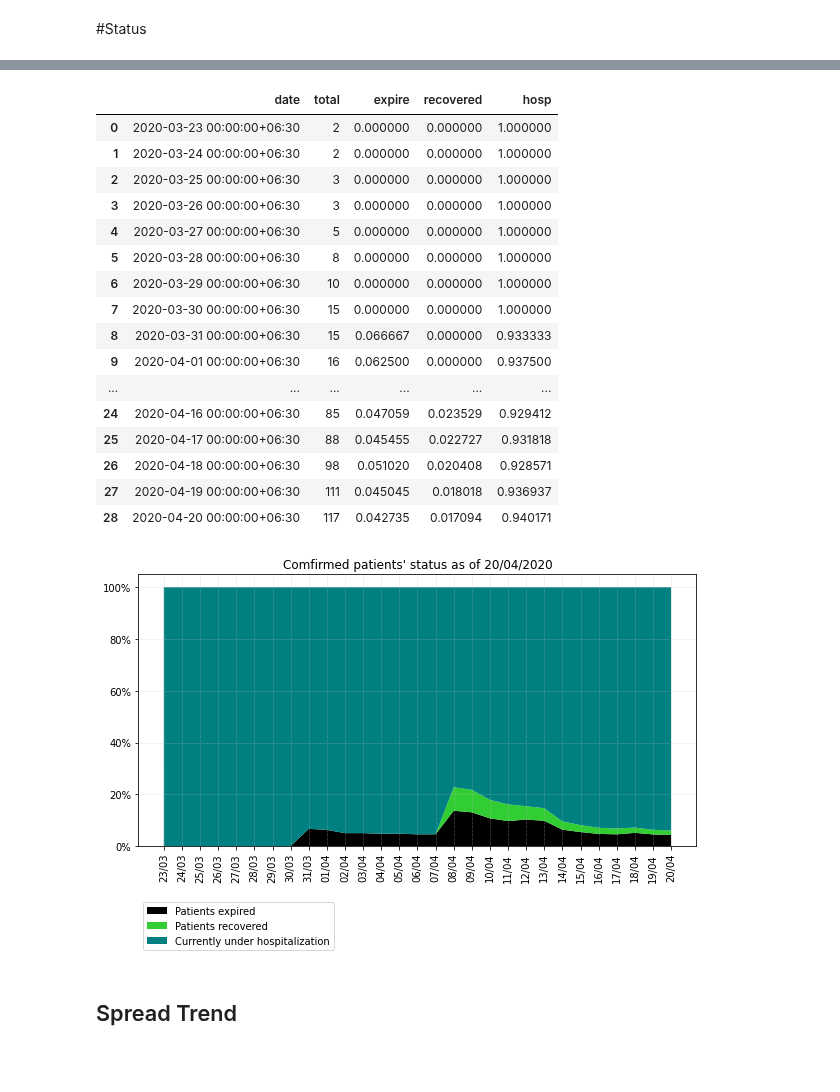
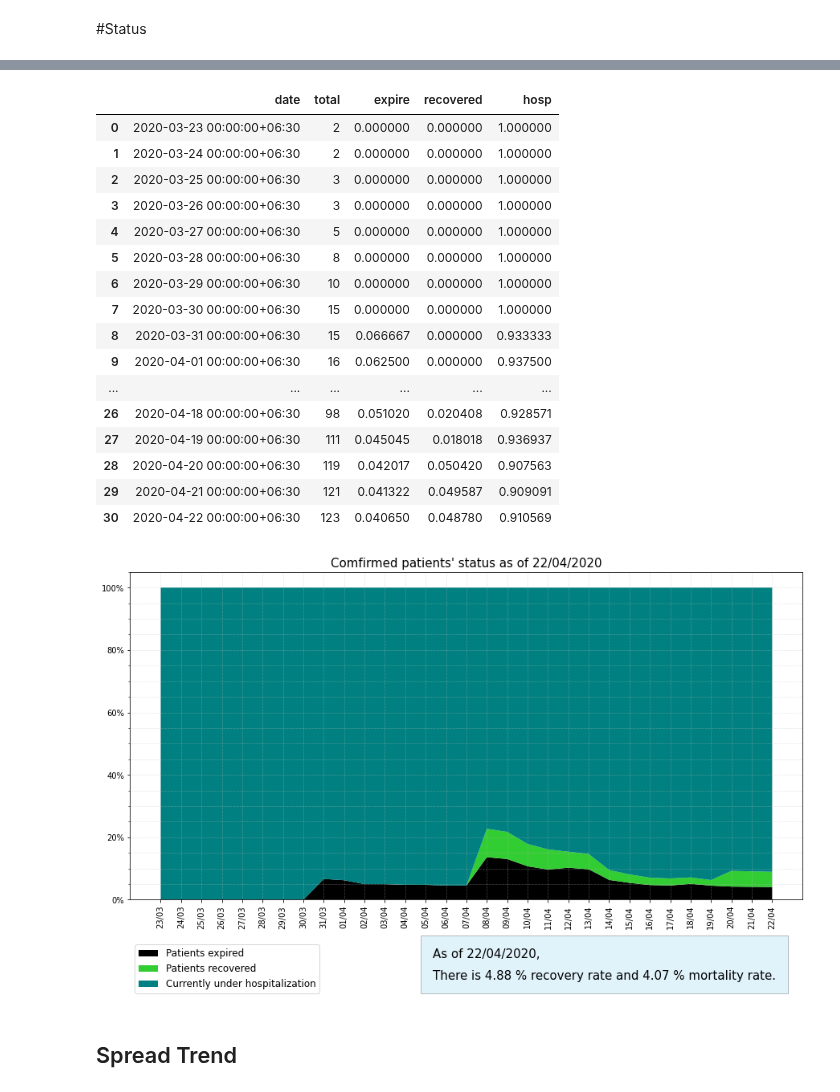
Before and after one commit to finerbrighterlighter/myanmar_covid19, a Jupyter notebook: exponential_growth.ipynb, the cells around one changed output, grey strips where cells are left out. Drawn from its saved outputs; the diff is of its cells as text; code cells hidden in the pictures; blank space fills up the shorter version.

```diff
--- a/exponential_growth.ipynb
+++ b/exponential_growth.ipynb
@@ -52,8 +52,9 @@ case_df.columns = ["date", "travel"]
 
 case_df["overseas_inflow"] = np.where(df["travel"].isna(), 0, 1)
 case_df["local_spread"] = np.where(df["travel"].notna(), 0, 1)
-case_df["known_contact"] = np.where(df["travel"].notna(), 0, np.where(df["contact"]=="0", 0, 1))
+case_df["known_contact"] = np.where(df["travel"].notna(), 0, np.where(df["contact"]=="0", 0, np.where(df["contact"]=="1", 0, 1)))
 case_df["unknown_contact"] = np.where(df["travel"].notna(), 0, np.where(df["contact"]=="0", 1, 0))
+case_df["contact_blinded"] = np.where(df["travel"].notna(), 0, np.where(df["contact"]=="1", 1, 0))
 case_df["date"] = pd.to_datetime(case_df["date"])
 
 case_df.drop("travel", axis=1 , inplace=True)
@@ -93,10 +94,12 @@ timeline_df["overseas_inflow"].fillna(0, inplace=True)
 timeline_df["local_spread"].fillna(0, inplace=True)
 timeline_df["known_contact"].fillna(0, inplace=True)
 timeline_df["unknown_contact"].fillna(0, inplace=True)
+timeline_df["contact_blinded"].fillna(0, inplace=True)
 timeline_df["overseas_inflow"]=timeline_df["overseas_inflow"].astype(int)
 timeline_df["local_spread"]=timeline_df["local_spread"].astype(int)
 timeline_df["known_contact"]=timeline_df["known_contact"].astype(int)
 timeline_df["unknown_contact"]=timeline_df["unknown_contact"].astype(int)
+timeline_df["contact_blinded"]=timeline_df["contact_blinded"].astype(int)
 timeline_df["total"] = (timeline_df["overseas_inflow"]+timeline_df["local_spread"]).cumsum().astype(int)
 timeline_df
 # %% [output]
@@ -393,33 +374,39 @@ total_df
 | 8 | 2020-03-31 00:00:00+06:30 | 15 | 0.066667 | 0.000000 | 0.933333 |
 | 9 | 2020-04-01 00:00:00+06:30 | 16 | 0.062500 | 0.000000 | 0.937500 |
 | ... | ... | ... | ... | ... | ... |
-| 24 | 2020-04-16 00:00:00+06:30 | 85 | 0.047059 | 0.023529 | 0.929412 |
-| 25 | 2020-04-17 00:00:00+06:30 | 88 | 0.045455 | 0.022727 | 0.931818 |
 | 26 | 2020-04-18 00:00:00+06:30 | 98 | 0.051020 | 0.020408 | 0.928571 |
 | 27 | 2020-04-19 00:00:00+06:30 | 111 | 0.045045 | 0.018018 | 0.936937 |
-| 28 | 2020-04-20 00:00:00+06:30 | 117 | 0.042735 | 0.017094 | 0.940171 |
+| 28 | 2020-04-20 00:00:00+06:30 | 119 | 0.042017 | 0.050420 | 0.907563 |
+| 29 | 2020-04-21 00:00:00+06:30 | 121 | 0.041322 | 0.049587 | 0.909091 |
+| 30 | 2020-04-22 00:00:00+06:30 | 123 | 0.040650 | 0.048780 | 0.910569 |
 # %%
-fig, ax = plt.subplots(figsize=(10,5))
-ax.grid(linestyle=':', linewidth='0.5', color='silver')
-
+fig, ax = plt.subplots(figsize=(15,7.5))
+ax.grid(linestyle=':', which="both", linewidth='0.5', color='silver')
+box = dict(boxstyle="square, pad=1", facecolor="skyblue", alpha=0.25)
 
 xindex = np.arange(len(pd.date_range(start=total_df.date.min(), end=pd.to_datetime("today").tz_localize("UTC").tz_convert("Asia/Yangon"))))
 
-
 plt.xticks(xindex,pd.date_range(start=total_df.date.min(), end=pd.to_datetime("today").tz_localize("UTC").tz_convert("Asia/Yangon")).strftime('%d/%m'), fontsize=10, rotation=90)
-plt.gca().yaxis.set_major_formatter(mticker.PercentFormatter(1.0))
+plt.gca().yaxis.set_major_formatter(mticker.PercentFormatter(1))
+plt.gca().yaxis.set_major_locator(mticker.MultipleLocator(0.2))
+plt.gca().yaxis.set_minor_locator(mticker.MultipleLocator(0.05))
 
 local_spread = plt.stackplot(xindex,[total_df["expire"],total_df["recovered"],total_df["hosp"]],labels=["Patients expired","Patients recovered","Currently under hospitalization"],colors=["black","limegreen","teal"])
 
-plt.title("Comfirmed patients' status as of "+str(pd.to_datetime("today").tz_localize("UTC").tz_convert("Asia/Yangon").strftime("%d/%m/%Y")))
-plt.legend(loc="lower left", bbox_to_anchor=(0, -0.4))
+plt.title("Comfirmed patients' status as of "+str(pd.to_datetime("today").tz_localize("UTC").tz_convert("Asia/Yangon").strftime("%d/%m/%Y")),fontsize=15)
+plt.legend(loc="lower left", bbox_to_anchor=(0, -0.3),fontsize=12)
+plt.text(0, 0, "As of "+str(pd.to_datetime("today").tz_localize("UTC").tz_convert("Asia/Yangon").strftime("%d/%m/%Y"))+
+         ",\nThere is "+str("%.2f" %((total_df.loc[len(total_df)-1,"recovered"])*100))+" % recovery rate and "+
+         str("%.2f" %((total_df.loc[len(total_df)-1,"expire"])*100))+" % mortality rate.",
+         fontsize=15, linespacing= 2, bbox=box , position=(0.45,-0.25),
+         horizontalalignment="left", verticalalignment="bottom", transform=ax.transAxes)
 
 status = str(pd.to_datetime("today").tz_localize("UTC").tz_convert("Asia/Yangon").strftime("%d-%m-%Y"))+"_status.svg"
 plt.savefig(status, bbox_inches = "tight")
 plt.show()
 files.download(status)
 # %% [output]
-[figure, old version]
+[figure, new version]
 # %% [markdown]
 ## Spread Trend
 # %%
```
Also changed, not shown: parts of 26 cells of this notebook.
